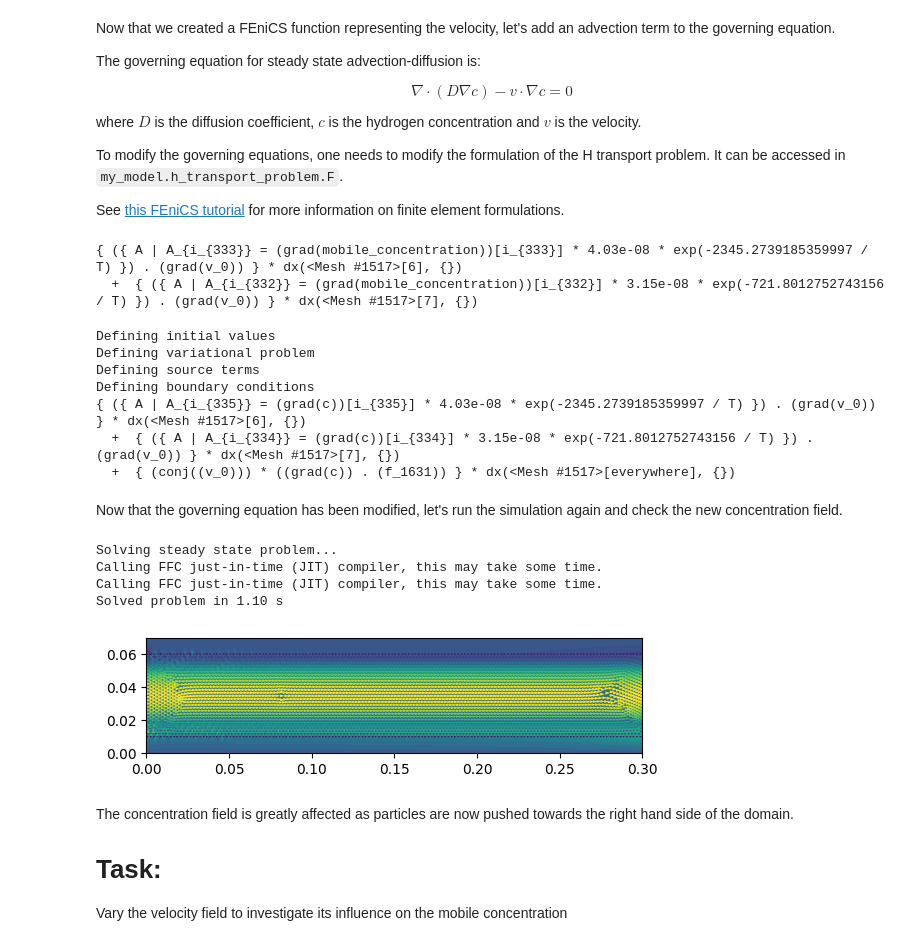
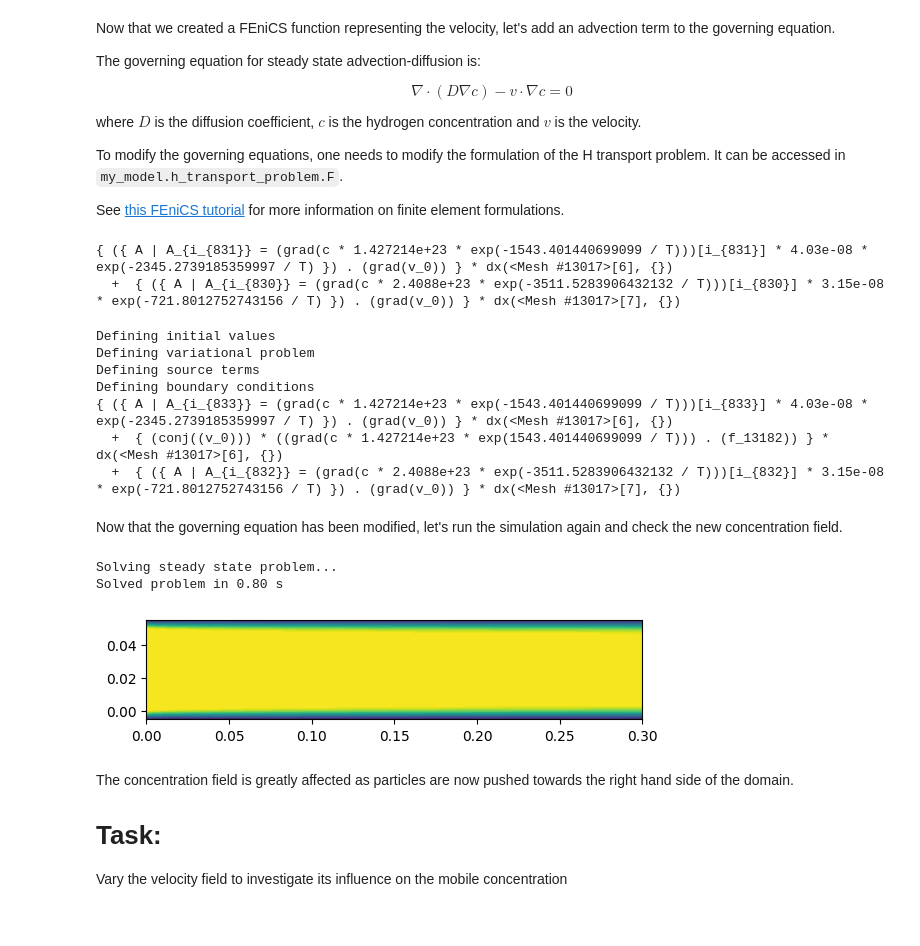
Before and after one commit to jhdark/FESTIM-workshop, a Jupyter notebook: tasks/task3.ipynb, the cells around one changed output. Saved outputs shown, nothing was run; the diff lists cells and outputs as text; code cells hidden in the pictures.

```diff
--- a/tasks/task3.ipynb
+++ b/tasks/task3.ipynb
@@ -54,19 +56,20 @@ my_model.materials = F.Materials([
 my_model.T = F.Temperature(600)
 
 my_model.boundary_conditions = [
-    F.DirichletBC(field=0, surfaces=id_top_surface, value=0),
-    F.DirichletBC(field=0, surfaces=id_bottom_surface, value=0),
-    F.DirichletBC(field=0, surfaces=id_inlet, value=1e18)
+    F.DirichletBC(field="solute", surfaces=id_top_surface, value=0),
+    F.DirichletBC(field="solute", surfaces=id_bottom_surface, value=0),
+    F.DirichletBC(field="solute", surfaces=id_inlet, value=1e16)
 ]
 
 my_model.exports = F.Exports(
-    [F.XDMFExport("solute", folder="task3/")]
+    [F.XDMFExport("solute", folder="task3/", mode=1)]
 )
 
 my_model.settings = F.Settings(
-    absolute_tolerance=1e-10,
+    absolute_tolerance=1e10,
     relative_tolerance=1e-10,
-    transient=False
+    transient=False,
+    chemical_pot=True,
     )
 # %% [markdown]
 We can now run the pure diffusion simulation and visualise the hydrogen concentration field.
@@ -141,17 +144,19 @@ See [this FEniCS tutorial](https://fenicsproject.org/pub/tutorial/html/._ftut101
 # %%
 print(my_model.h_transport_problem.F)
 # %% [output]
-{ ({ A | A_{i_{333}} = (grad(mobile_concentration))[i_{333}] * 4.03e-08 * exp(-2345.2739185359997 / T) }) . (grad(v_0)) } * dx(<Mesh #1517>[6], {})
-  +  { ({ A | A_{i_{332}} = (grad(mobile_concentration))[i_{332}] * 3.15e-08 * exp(-721.8012752743156 / T) }) . (grad(v_0)) } * dx(<Mesh #1517>[7], {})
+{ ({ A | A_{i_{831}} = (grad(c * 1.427214e+23 * exp(-1543.401440699099 / T)))[i_{831}] * 4.03e-08 * exp(-2345.2739185359997 / T) }) . (grad(v_0)) } * dx(<Mesh #13017>[6], {})
+  +  { ({ A | A_{i_{830}} = (grad(c * 2.4088e+23 * exp(-3511.5283906432132 / T)))[i_{830}] * 3.15e-08 * exp(-721.8012752743156 / T) }) . (grad(v_0)) } * dx(<Mesh #13017>[7], {})
 # %%
-from fenics import inner, dot, grad
+from fenics import inner, dot, grad, exp
+from festim import k_B
 
 my_model.initialise() # reinitialisation is needed
 
 hydrogen_concentration = my_model.h_transport_problem.mobile.solution
 test_function_solute = my_model.h_transport_problem.mobile.test_function
+S_lipb = lipb.S_0 * exp(lipb.E_S / k_B / my_model.T.T)
 
-advection_term = inner(dot(grad(hydrogen_concentration), u), test_function_solute) * my_model.mesh.dx
+advection_term = inner(dot(grad(S_lipb * hydrogen_concentration), u), test_function_solute) * my_model.mesh.dx(id_fluid)
 
 my_model.h_transport_problem.F += advection_term
 print(my_model.h_transport_problem.F)
@@ -160,22 +165,21 @@ Defining initial values
 Defining variational problem
 Defining source terms
 Defining boundary conditions
-{ ({ A | A_{i_{335}} = (grad(c))[i_{335}] * 4.03e-08 * exp(-2345.2739185359997 / T) }) . (grad(v_0)) } * dx(<Mesh #1517>[6], {})
-  +  { ({ A | A_{i_{334}} = (grad(c))[i_{334}] * 3.15e-08 * exp(-721.8012752743156 / T) }) . (grad(v_0)) } * dx(<Mesh #1517>[7], {})
-  +  { (conj((v_0))) * ((grad(c)) . (f_1631)) } * dx(<Mesh #1517>[everywhere], {})
+{ ({ A | A_{i_{833}} = (grad(c * 1.427214e+23 * exp(-1543.401440699099 / T)))[i_{833}] * 4.03e-08 * exp(-2345.2739185359997 / T) }) . (grad(v_0)) } * dx(<Mesh #13017>[6], {})
+  +  { (conj((v_0))) * ((grad(c * 1.427214e+23 * exp(1543.401440699099 / T))) . (f_13182)) } * dx(<Mesh #13017>[6], {})
+  +  { ({ A | A_{i_{832}} = (grad(c * 2.4088e+23 * exp(-3511.5283906432132 / T)))[i_{832}] * 3.15e-08 * exp(-721.8012752743156 / T) }) . (grad(v_0)) } * dx(<Mesh #13017>[7], {})
 # %% [markdown]
 Now that the governing equation has been modified, let's run the simulation again and check the new concentration field.
 # %%
 my_model.run()
-plot(hydrogen_concentration)
-plot(velocity)
+plot(my_model.h_transport_problem.mobile.solution)
+XDMFFile("task3/mobile_conc_with_advection.xdmf").write(my_model.h_transport_problem.mobile.solution)
+# plot(velocity)
 plt.show()
 # %% [output]
 Solving steady state problem...
-Calling FFC just-in-time (JIT) compiler, this may take some time.
-Calling FFC just-in-time (JIT) compiler, this may take some time.
-Solved problem in 1.10 s
+Solved problem in 0.80 s
-[figure, old version]
+[figure, new version]
 # %% [markdown]
 The concentration field is greatly affected as particles are now pushed towards the right hand side of the domain.
 
```
Also changed, not shown: parts of 7 cells of this notebook.
